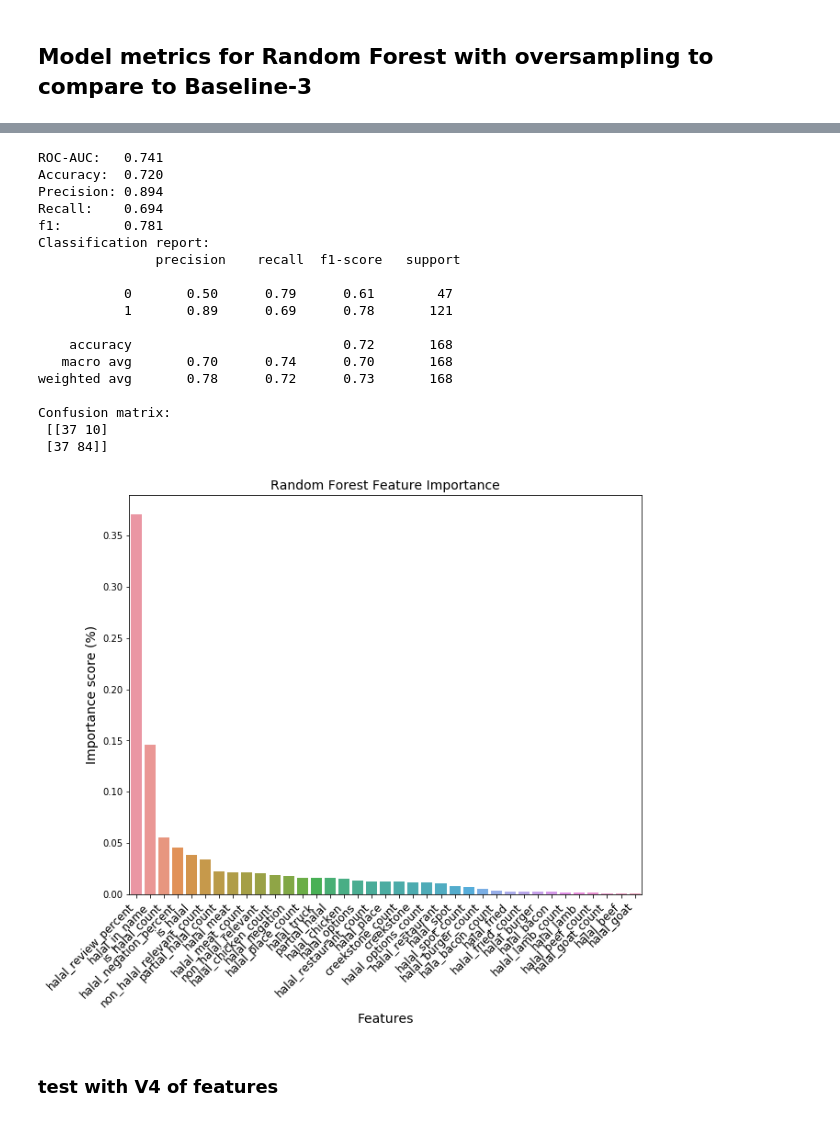
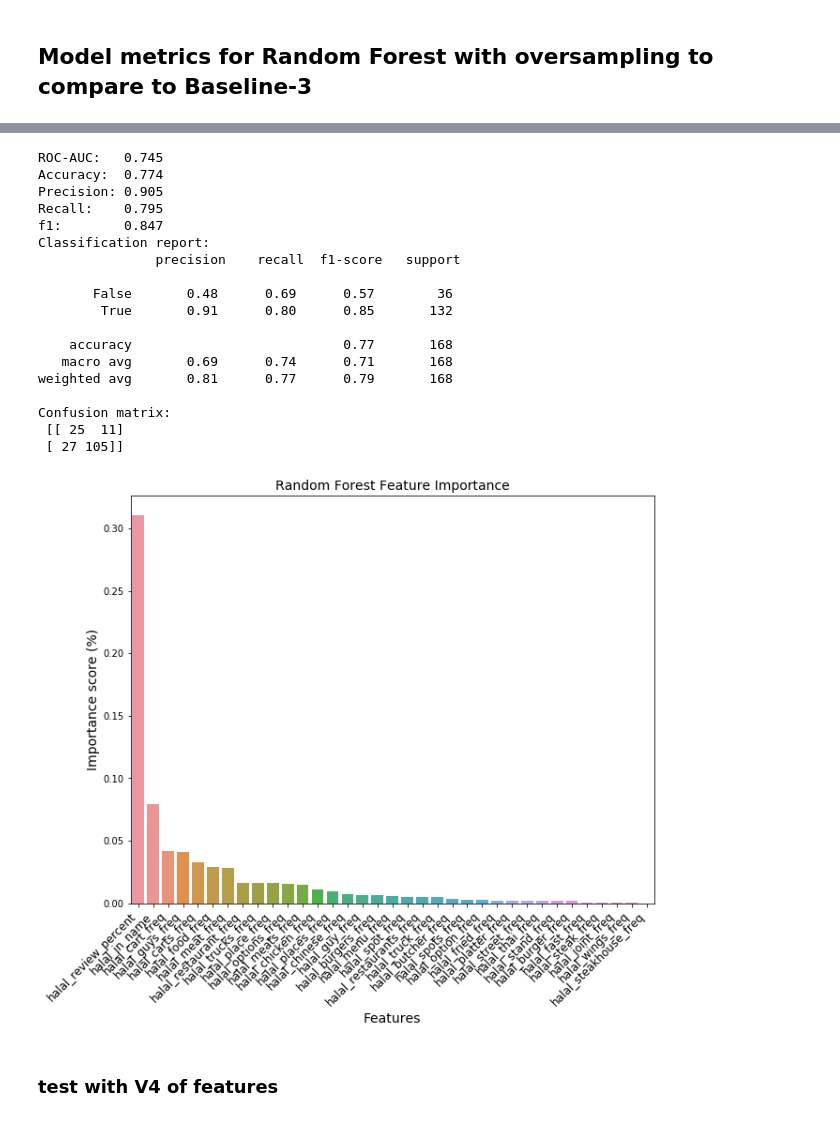
Before and after one commit to WAzaizeh/Halal_o_Meter, a Jupyter notebook: src/models/baseline/baseline_v5.ipynb, the cells around one changed output, grey strips where cells are left out. Drawn from its saved outputs; the diff is of its cells as text; code cells hidden in the pictures.

```diff
--- a/src/models/baseline/baseline_v5.ipynb
+++ b/src/models/baseline/baseline_v5.ipynb
@@ -210,52 +211,55 @@ plt.show()
 # %%
-# use max depth of 12
-model = RandomForestClassifier(max_depth=12)
+# use max depth of 30
+file_path = '/Users/wesamazaizeh/Desktop/Projects/halal_o_meter/src/features/feature_engineering/restaurant_cat_and_num_v5.pkl'
+X, y = load_dataset(file_path)
+X_train, y_train, X_test, y_test = split_and_resample(X, y, test_size=0.2, resampling='oversample')
+model = RandomForestClassifier(max_depth=30)
 model.fit(X_train, y_train)
 
 # model performance on test set
 y_pred = model.predict(X_test)
 print('ROC-AUC:   %.3f' % roc_auc_score(y_test, y_pred))
 print('Accuracy:  %.3f'  % accuracy_score(y_test, y_pred))
 print('Precision: %.3f' % precision_score(y_test, y_pred))
 print('Recall:    %.3f' % recall_score(y_test, y_pred))
 print('f1:        %.3f' % f1_score(y_test, y_pred))
 print('Classification report: \n', classification_report(y_test, y_pred))
 print('Confusion matrix: \n', confusion_matrix(y_test, y_pred))
 
 
 # Feature importance from RF
-imp_plot_df = pd.DataFrame(data={'importances': model.feature_importances_, 'features': X.columns})
+imp_plot_df = pd.DataFrame(data={'importances': model.feature_importances_[:35], 'features': X.columns[:35]})
 
 # plot
 plt.figure(figsize=(10,8))
 g = sns.barplot(x=imp_plot_df['features'], y=imp_plot_df['importances'],
                 order=imp_plot_df.sort_values('importances', ascending=False).features)
 g_labels = g.set_xticklabels(g.get_xticklabels(), rotation=45, horizontalalignment='right')
 g.set_title('Random Forest Feature Importance', size=14)
 g.set_ylabel('Importance score (%)', size=14)
 g.set_xlabel('Features', size=14)
 g.set_xticklabels(g.get_xticklabels(), size=12)
 plt.show()
 # %% [output]
-ROC-AUC:   0.741
-Accuracy:  0.720
-Precision: 0.894
-Recall:    0.694
-f1:        0.781
+ROC-AUC:   0.745
+Accuracy:  0.774
+Precision: 0.905
+Recall:    0.795
+f1:        0.847
 Classification report:
                precision    recall  f1-score   support
 
-           0       0.50      0.79      0.61        47
-           1       0.89      0.69      0.78       121
+       False       0.48      0.69      0.57        36
+        True       0.91      0.80      0.85       132
 
-    accuracy                           0.72       168
-   macro avg       0.70      0.74      0.70       168
-weighted avg       0.78      0.72      0.73       168
+    accuracy                           0.77       168
+   macro avg       0.69      0.74      0.71       168
+weighted avg       0.81      0.77      0.79       168
 
 Confusion matrix:
- [[37 10]
- [37 84]]
+ [[ 25  11]
+ [ 27 105]]
-[figure, old version]
+[figure, new version]
 # %% [markdown]
 ### test with V4 of features
 # %%
```
Also changed, not shown: parts of 7 cells of this notebook.
